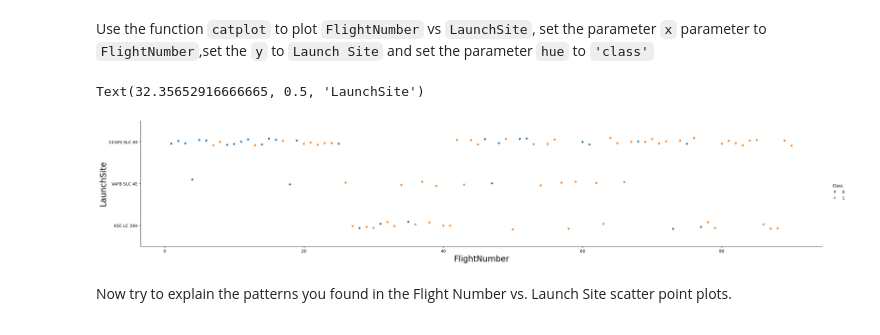
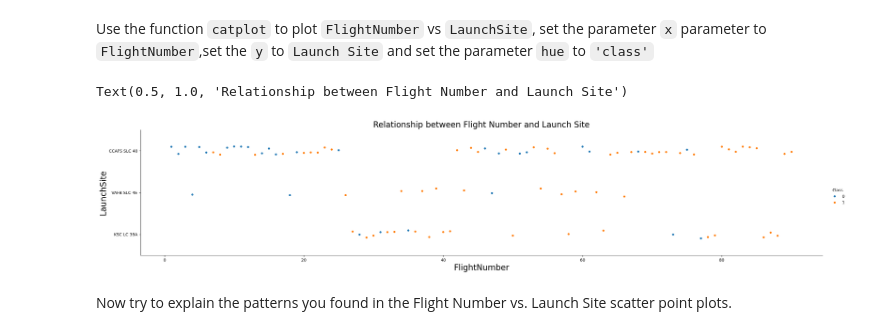
Before and after one commit to kylexho/tamsui, a Jupyter notebook: edadataviz.ipynb, the cells around one changed output. Drawn from its saved outputs; the diff is of its cells as text; code cells hidden in the pictures.

```diff
--- a/edadataviz.ipynb
+++ b/edadataviz.ipynb
@@ -97,11 +97,12 @@ Use the function <code>catplot</code> to plot <code>FlightNumber</code> vs <code
 # %%
 # Plot a scatter point chart with x axis to be Flight Number and y axis to be the launch site, and hue to be the class value
 sns.catplot(y='LaunchSite', x='FlightNumber', hue='Class', data=df, aspect=5)
 plt.xlabel('FlightNumber', fontsize=20)
 plt.ylabel('LaunchSite', fontsize=20)
+plt.title("Relationship between Flight Number and Launch Site", fontsize=20)
 # %% [output]
-Text(32.35652916666665, 0.5, 'LaunchSite')
+Text(0.5, 1.0, 'Relationship between Flight Number and Launch Site')
-[figure, old version]
+[figure, new version]
 # %% [markdown]
 Now try to explain the patterns you found in the Flight Number vs. Launch Site scatter point plots.
 # %% [markdown]
```
Also changed, not shown: parts of 9 cells of this notebook.
